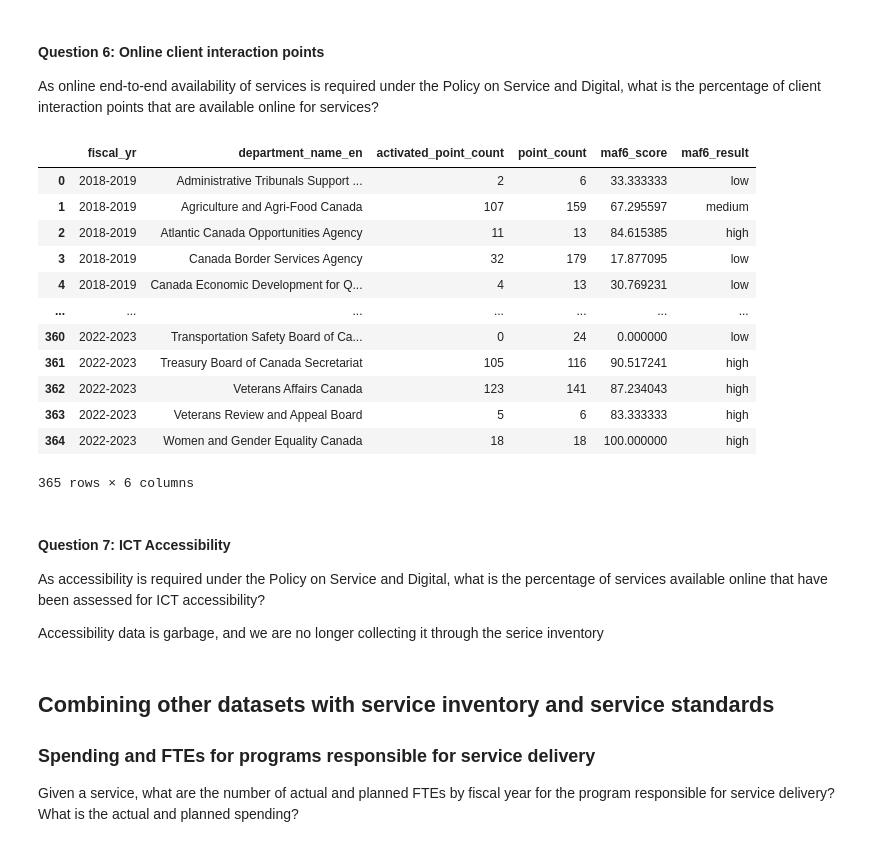
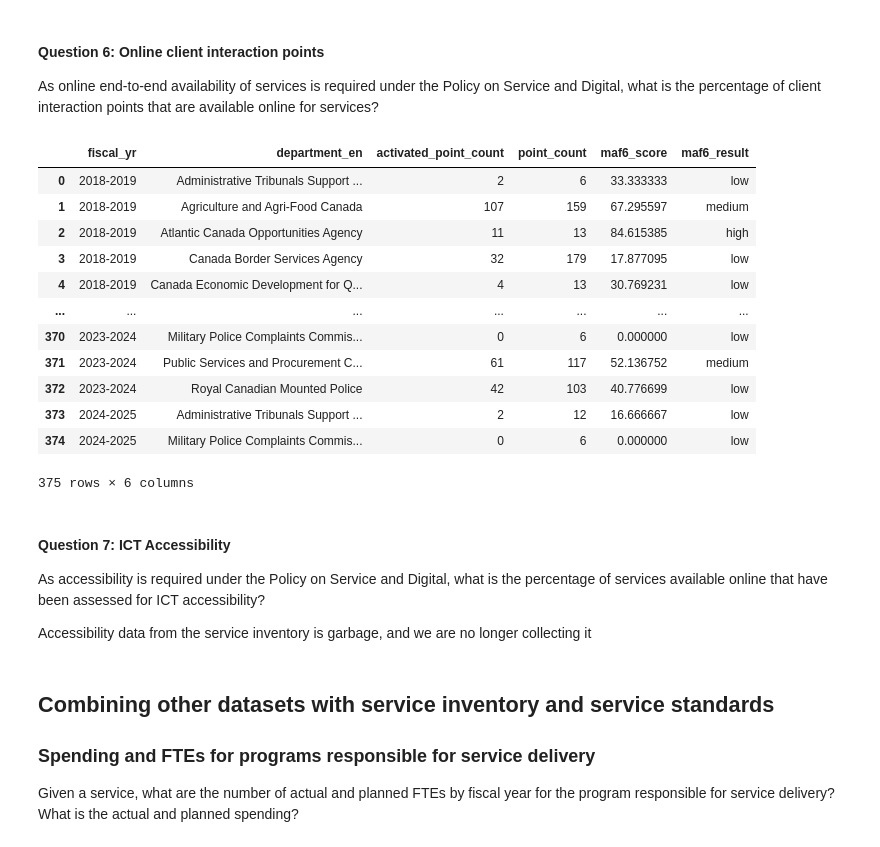
Before and after one commit to gcperformance/service-data, a Jupyter notebook: gc-service-data-script.ipynb, the cells around one changed output. Saved outputs shown, nothing was run; the diff lists cells and outputs as text; code cells hidden in the pictures.

```diff
--- a/gc-service-data-script.ipynb
+++ b/gc-service-data-script.ipynb
@@ -162,6 +181,25 @@ Columns only in 2024: {'program_id', 'owner_org_title', 'automated_decision_syst
 # Add org_id to both datasets
 si_2018_tidy = pd.merge(si_2018, org_var, left_on='department_name_en', right_on='org_name_variant')
 si_2024_tidy = pd.merge(si_2024, org_var, left_on='owner_org', right_on='org_name_variant')
+
+# Drop specific org name fields from both
+si_2018_tidy = si_2018_tidy.drop(columns=['department_name_en', 'department_name_fr'])
+si_2024_tidy = si_2024_tidy.drop(columns=['owner_org', 'owner_org_title'])
+
+# Merge in en/fr department names from dept table
+si_2018_tidy = pd.merge(
+    si_2018_tidy,
+    dept,
+    on='org_id',
+    how='left'
+)
+
+si_2024_tidy = pd.merge(
+    si_2024_tidy,
+    dept,
+    on='org_id',
+    how='left'
+)
 
 # Add program_id to 2018 dataset
 # Collapse all the program id's in the serv_prog table for unique combinations of fiscal_yr and service_id
@@ -624,49 +697,49 @@ maf5
 As online end-to-end availability of services is required under the Policy on Service and Digital, what is the percentage of client interaction points that are available online for services?
 # %%
 oip_cols = [
-    'e_registration',
-    'e_authentication',
-    'e_application',
-    'e_decision',
-    'e_issuance',
-    'e_feedback'
+    'os_account_registration',
+    'os_authentication',
+    'os_application',
+    'os_decision',
+    'os_issuance',
+    'os_issue_resolution_feedback',
 ]
 
 # Melt the DataFrame
-maf6 = pd.melt(si, id_vars=['fiscal_yr', 'service_id', 'department_name_en'], value_vars=oip_cols, var_name='online_interaction_point', value_name='activation').dropna()
+maf6 = pd.melt(si, id_vars=['fiscal_yr', 'service_id', 'department_en'], value_vars=oip_cols, var_name='online_interaction_point', value_name='activation').dropna()
 
 maf6['activation'] = (maf6['activation'] == 'Y')
 
-maf6 = maf6.groupby(['fiscal_yr', 'department_name_en']).agg(
+maf6 = maf6.groupby(['fiscal_yr', 'department_en']).agg(
     activated_point_count=('activation', 'sum'), # this is wizardry to me... still not sure what is happening
     point_count=('service_id', 'count')
 ).reset_index()
 
 # Determine score and associated result
 maf6['maf6_score'] = (maf6['activated_point_count']/maf6['point_count'])*100
 maf6['maf6_result'] = pd.cut(maf6['maf6_score'], bins=score_bins, labels=score_results, right=False)
 
 
 maf6
 # %% [output]
-|  | fiscal_yr | department_name_en | activated_point_count | point_count | maf6_score | maf6_result |
+|  | fiscal_yr | department_en | activated_point_count | point_count | maf6_score | maf6_result |
 | 0 | 2018-2019 | Administrative Tribunals Support ... | 2 | 6 | 33.333333 | low |
 | 1 | 2018-2019 | Agriculture and Agri-Food Canada | 107 | 159 | 67.295597 | medium |
 | 2 | 2018-2019 | Atlantic Canada Opportunities Agency | 11 | 13 | 84.615385 | high |
 | 3 | 2018-2019 | Canada Border Services Agency | 32 | 179 | 17.877095 | low |
 | 4 | 2018-2019 | Canada Economic Development for Q... | 4 | 13 | 30.769231 | low |
 | ... | ... | ... | ... | ... | ... | ... |
-| 360 | 2022-2023 | Transportation Safety Board of Ca... | 0 | 24 | 0.000000 | low |
-| 361 | 2022-2023 | Treasury Board of Canada Secretariat | 105 | 116 | 90.517241 | high |
-| 362 | 2022-2023 | Veterans Affairs Canada | 123 | 141 | 87.234043 | high |
-| 363 | 2022-2023 | Veterans Review and Appeal Board | 5 | 6 | 83.333333 | high |
-| 364 | 2022-2023 | Women and Gender Equality Canada | 18 | 18 | 100.000000 | high |
+| 370 | 2023-2024 | Military Police Complaints Commis... | 0 | 6 | 0.000000 | low |
+| 371 | 2023-2024 | Public Services and Procurement C... | 61 | 117 | 52.136752 | medium |
+| 372 | 2023-2024 | Royal Canadian Mounted Police | 42 | 103 | 40.776699 | low |
+| 373 | 2024-2025 | Administrative Tribunals Support ... | 2 | 12 | 16.666667 | low |
+| 374 | 2024-2025 | Military Police Complaints Commis... | 0 | 6 | 0.000000 | low |
-365 rows × 6 columns
+375 rows × 6 columns
 # %% [markdown]
 #### Question 7: ICT Accessibility
 As accessibility is required under the Policy on Service and Digital, what is the percentage of services available online that have been assessed for ICT accessibility?
 
-Accessibility data is garbage, and we are no longer collecting it through the serice inventory
+Accessibility data from the service inventory is garbage, and we are no longer collecting it
 # %% [markdown]
 ## Combining other datasets with service inventory and service standards
 
```
Also changed, not shown: parts of 27 cells of this notebook.
